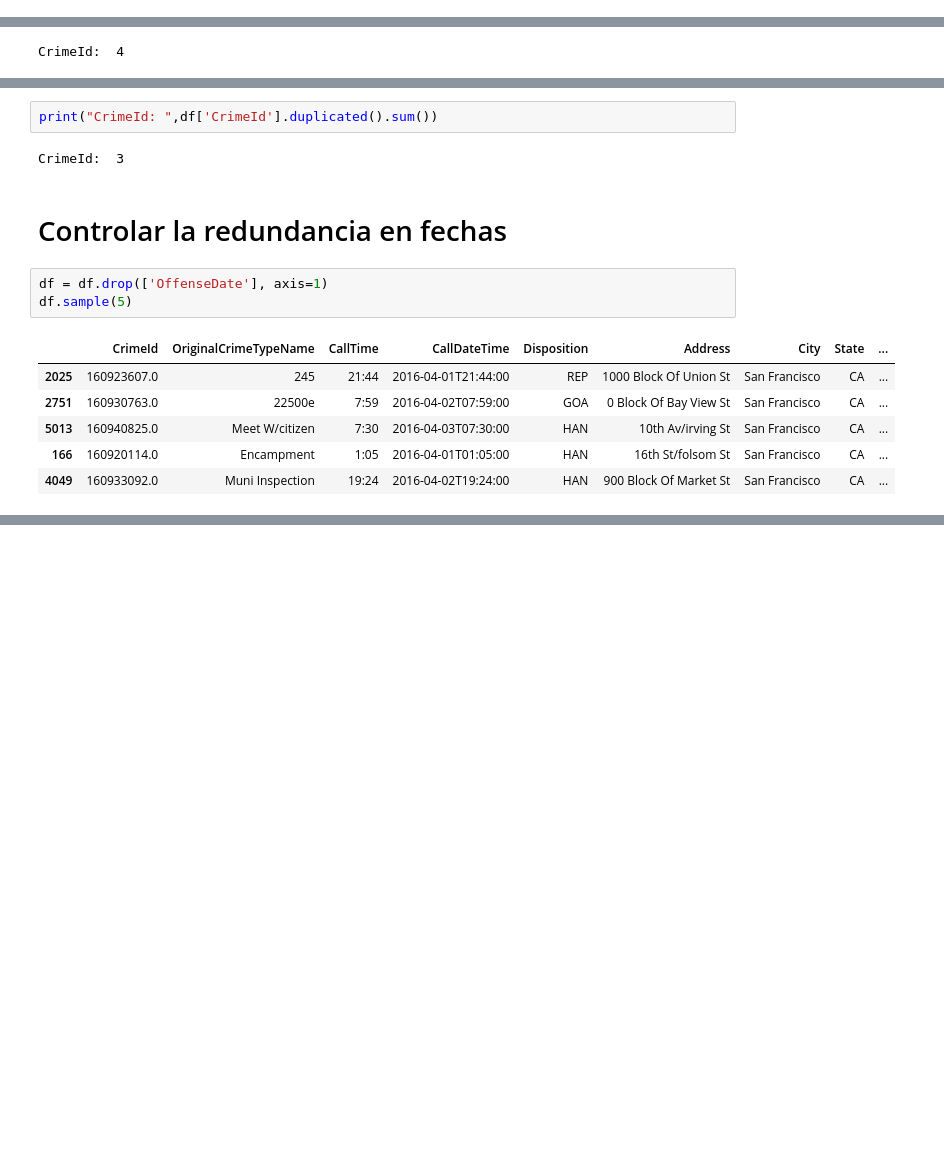
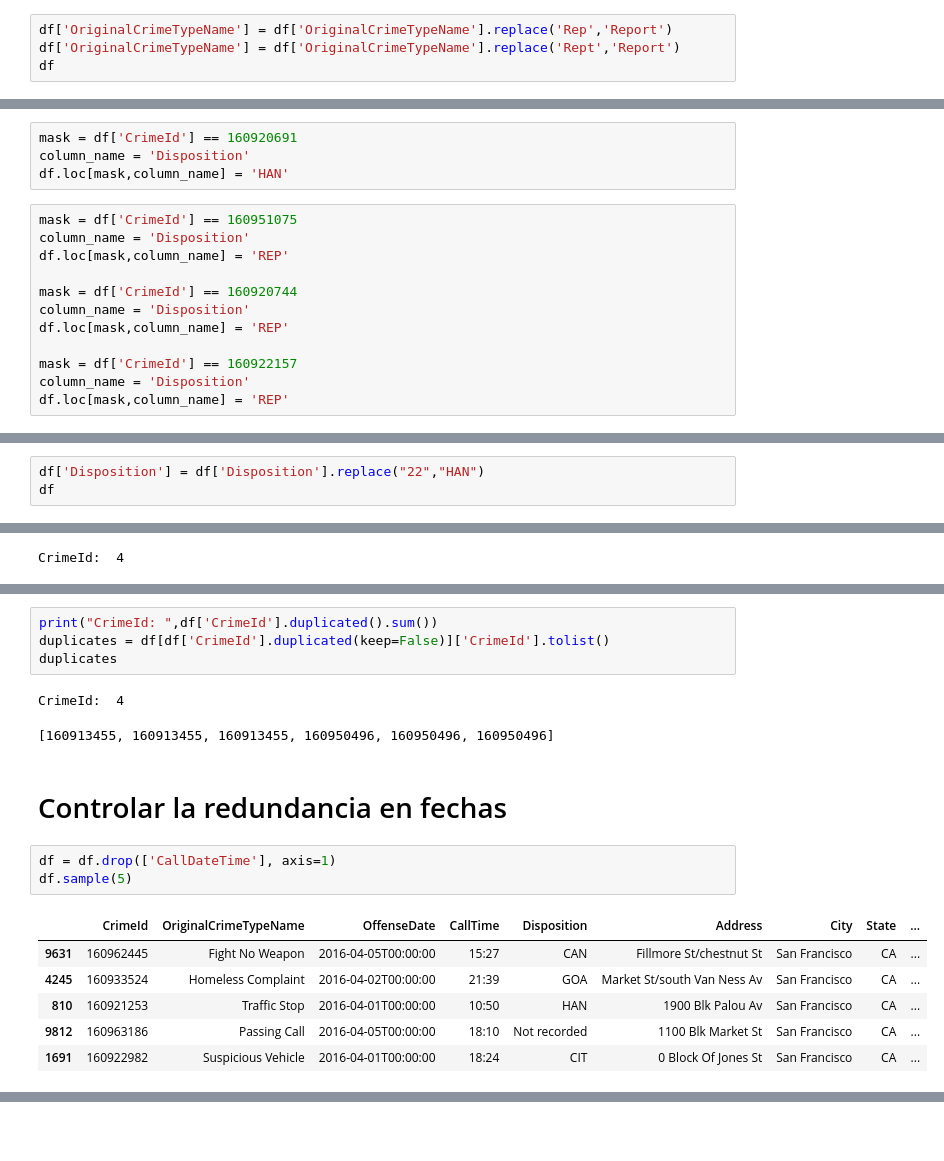
Before and after one commit to jacaceres1/Lab2_Limpieza_Datos, a Jupyter notebook: [NRC_6292]_JoseCáceres_La21Unidad2.ipynb, the cells around one changed output, grey strips where cells are left out. Cells and saved outputs as stored; diff of their text form; blank space fills up the shorter version.

```diff
--- a/[NRC_6292]_JoseCáceres_La21Unidad2.ipynb
+++ b/[NRC_6292]_JoseCáceres_La21Unidad2.ipynb
@@ -73,0 +76,4 @@ df.sample(5)
+# %%
+df['OriginalCrimeTypeName'] = df['OriginalCrimeTypeName'].replace('Rep','Report')
+df['OriginalCrimeTypeName'] = df['OriginalCrimeTypeName'].replace('Rept','Report')
+df
@@ -73,0 +98,16 @@ df.sample(5)
+# %%
+mask = df['CrimeId'] == 160920691
+column_name = 'Disposition'
+df.loc[mask,column_name] = 'HAN'
+# %%
+mask = df['CrimeId'] == 160951075
+column_name = 'Disposition'
+df.loc[mask,column_name] = 'REP'
+
+mask = df['CrimeId'] == 160920744
+column_name = 'Disposition'
+df.loc[mask,column_name] = 'REP'
+
+mask = df['CrimeId'] == 160922157
+column_name = 'Disposition'
+df.loc[mask,column_name] = 'REP'
@@ -73,0 +116,3 @@ df.sample(5)
+# %%
+df['Disposition'] = df['Disposition'].replace("22","HAN")
+df
@@ -116,17 +177,20 @@ df
 9729 rows × 11 columns
 # %%
 print("CrimeId: ",df['CrimeId'].duplicated().sum())
+duplicates = df[df['CrimeId'].duplicated(keep=False)]['CrimeId'].tolist()
+duplicates
 # %% [output]
-CrimeId:  3
+CrimeId:  4
+[160913455, 160913455, 160913455, 160950496, 160950496, 160950496]
 # %% [markdown]
 # Controlar la redundancia en fechas
 # %%
-df = df.drop(['OffenseDate'], axis=1)
+df = df.drop(['CallDateTime'], axis=1)
 df.sample(5)
 # %% [output]
-|  | CrimeId | OriginalCrimeTypeName | CallTime | CallDateTime | Disposition | Address | City | State | ... |
-| 2025 | 160923607.0 | 245 | 21:44 | 2016-04-01T21:44:00 | REP | 1000 Block Of Union St | San Francisco | CA | ... |
-| 2751 | 160930763.0 | 22500e | 7:59 | 2016-04-02T07:59:00 | GOA | 0 Block Of Bay View St | San Francisco | CA | ... |
-| 5013 | 160940825.0 | Meet W/citizen | 7:30 | 2016-04-03T07:30:00 | HAN | 10th Av/irving St | San Francisco | CA | ... |
-| 166 | 160920114.0 | Encampment | 1:05 | 2016-04-01T01:05:00 | HAN | 16th St/folsom St | San Francisco | CA | ... |
-| 4049 | 160933092.0 | Muni Inspection | 19:24 | 2016-04-02T19:24:00 | HAN | 900 Block Of Market St | San Francisco | CA | ... |
+|  | CrimeId | OriginalCrimeTypeName | OffenseDate | CallTime | Disposition | Address | City | State | ... |
+| 9631 | 160962445 | Fight No Weapon | 2016-04-05T00:00:00 | 15:27 | CAN | Fillmore St/chestnut St | San Francisco | CA | ... |
+| 4245 | 160933524 | Homeless Complaint | 2016-04-02T00:00:00 | 21:39 | GOA | Market St/south Van Ness Av | San Francisco | CA | ... |
+| 810 | 160921253 | Traffic Stop | 2016-04-01T00:00:00 | 10:50 | HAN | 1900 Blk Palou Av | San Francisco | CA | ... |
+| 9812 | 160963186 | Passing Call | 2016-04-05T00:00:00 | 18:10 | Not recorded | 1100 Blk Market St | San Francisco | CA | ... |
+| 1691 | 160922982 | Suspicious Vehicle | 2016-04-01T00:00:00 | 18:24 | CIT | 0 Block Of Jones St | San Francisco | CA | ... |
```
Also changed, not shown: parts of 24 cells of this notebook.
